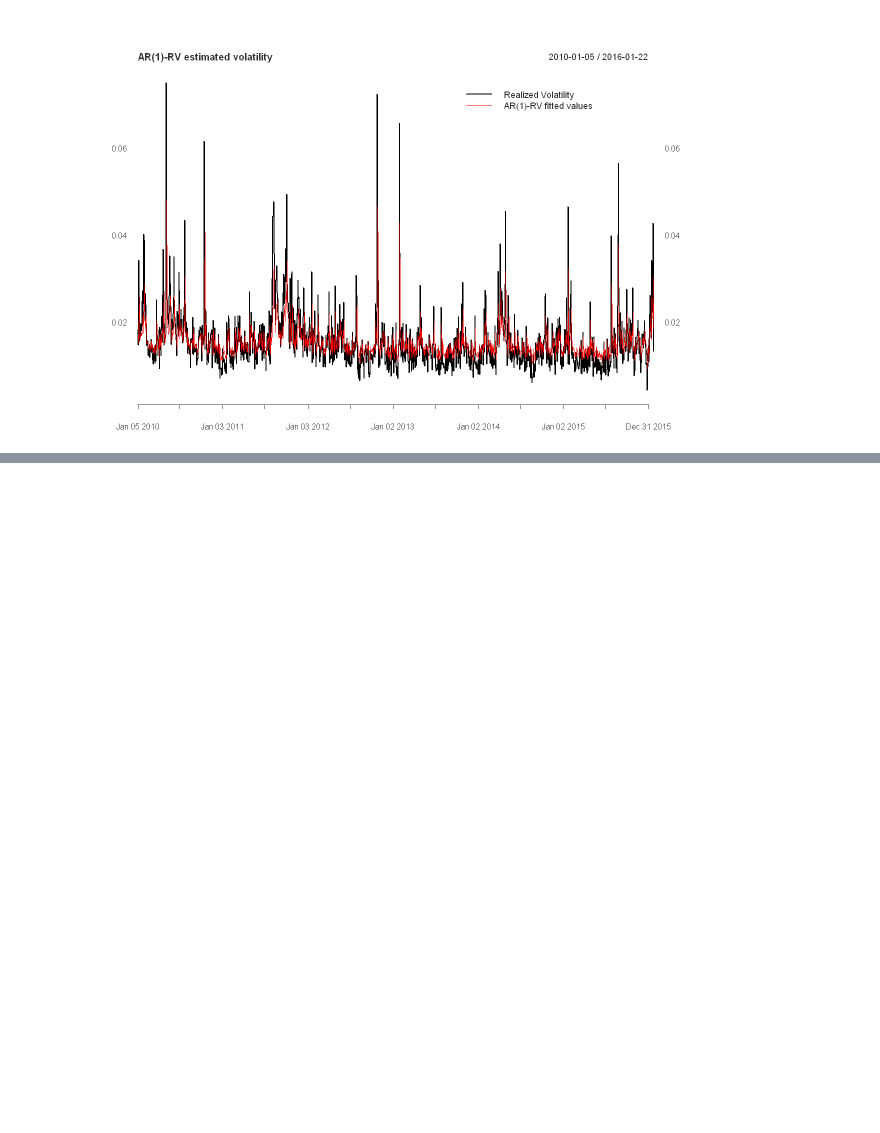
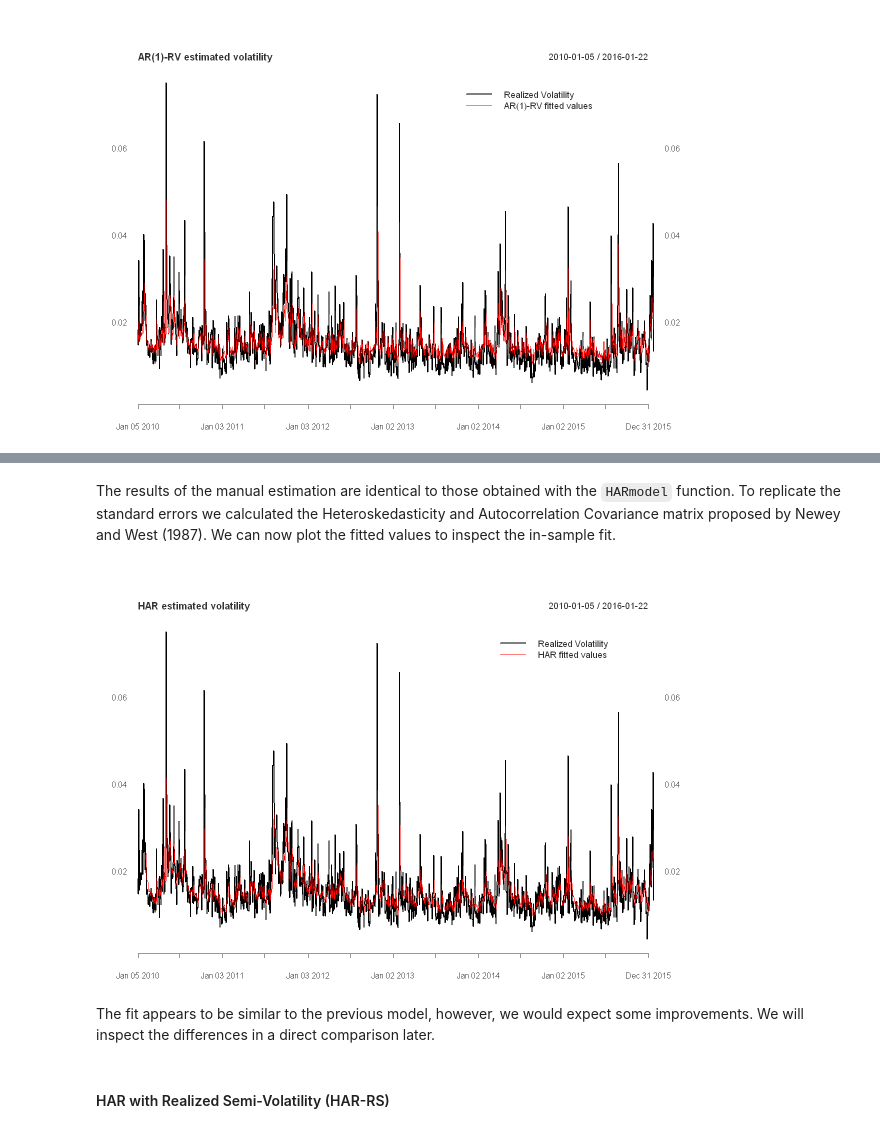
Before and after one commit to JanK0095/Financial-Econometrics-Course-Projects, a Jupyter notebook: Final project/FEI_Emprical_project_Kubal_Mattanelli.ipynb, the cells around one changed output, grey strips where cells are left out. Cells and saved outputs as stored; diff of their text form; code cells hidden in the pictures; blank space fills up the shorter version.

Commit message:
Finishing the first two parts in the final notebook

```diff
--- a/Final project/FEI_Emprical_project_Kubal_Mattanelli.ipynb
+++ b/Final project/FEI_Emprical_project_Kubal_Mattanelli.ipynb
@@ -190,0 +203,5 @@ The predictions seem to fit the data quite well. However, there are some large j
+# %%
+#Automatic estimation
+har_auto <- HARmodel(amzn$RV, periods = c(1, 5, 22))
+summary(har_auto)
+har_fitted <- xts(har_auto$fitted.values, order.by = as.Date(names(har_auto$fitted.values))) #Store the fitted values
@@ -190,0 +230,13 @@ The predictions seem to fit the data quite well. However, there are some large j
+# %%
+#Manual estimation
+calc_HAR_term <- function (x, len) { #Function for calculating HAR terms based on length
+  result <- xts(rep(NA, length(x)), order.by = index(x)) #Empty xts object for the results
+  for (i in len:length(x)) { #We have to skip the first "len - 1" observations
+    result[i] <- mean(x[(i - len + 1):i], na.rm = T) #For each obs calculate the mean of past "len - 1" observations
+  }
+  return(as.numeric(lag(result))) #Return a lag of the resulting series as a vector
+}
+amzn$RV_5 <- calc_HAR_term(amzn$RV, 5) #RV_(t-1)^5
+amzn$RV_22 <- calc_HAR_term(amzn$RV, 22) #RV_(t-1)^22
+har_manual <- lm(RV ~ RV_lag + RV_5 + RV_22, data = amzn)
+coeftest(har_manual, vcov = NeweyWest(har_manual, lag = 22)) #HAC Newey-West standard errors to match the auto function
@@ -190,0 +253,14 @@ The predictions seem to fit the data quite well. However, there are some large j
+# %% [markdown]
+The results of the manual estimation are identical to those obtained with the ``HARmodel`` function. To replicate the standard errors we calculated the Heteroskedasticity and Autocorrelation Covariance matrix proposed by Newey and West (1987). We can now plot the fitted values to inspect the in-sample fit.
+# %%
+#Plotting fitted
+plot_holder <- plot(amzn$RV, main = "HAR estimated volatility", grid.col = NA)
+plot_holder <- lines(har_fitted, col = "red")
+plot_holder <- addLegend("topright", on = 1, legend.names = c("Realized Volatility", "HAR fitted values"), col = c("black", "red"), lty = 1, bty = "n", lwd = c(2, 1))
+plot_holder
+# %% [output]
+[figure, added]
+# %% [markdown]
+The fit appears to be similar to the previous model, however, we would expect some improvements. We will inspect the differences in a direct comparison later.
+# %% [markdown]
+#### HAR with Realized Semi-Volatility (HAR-RS)
```
Also changed, not shown: parts of 51 cells of this notebook, 2 other files.
